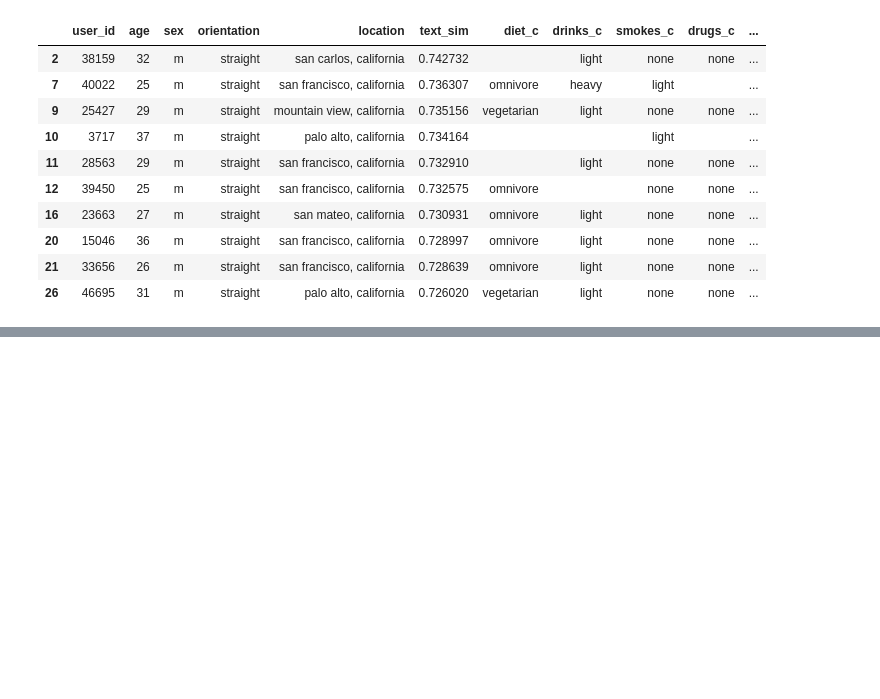
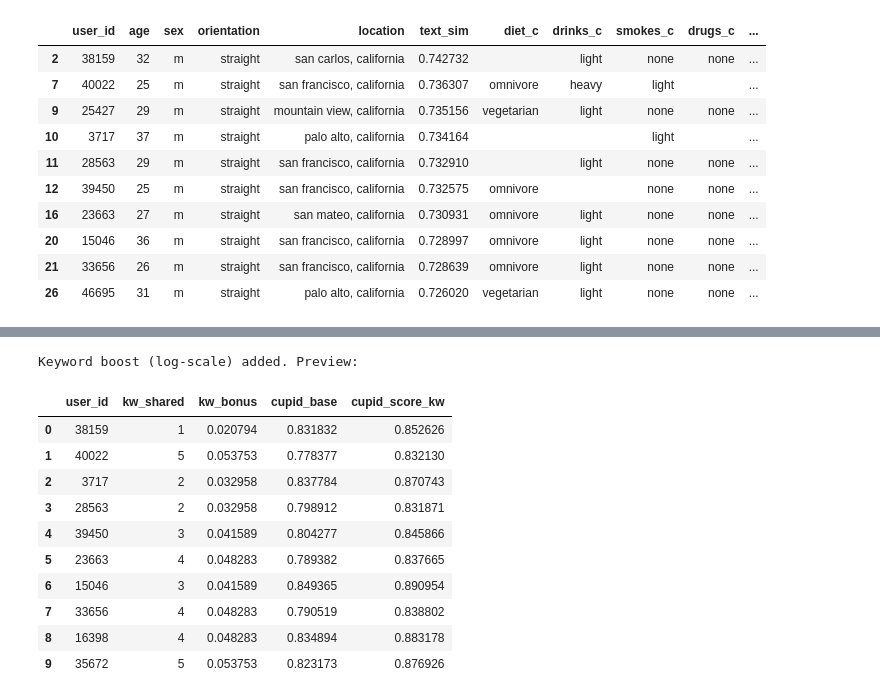
Before and after one commit to KrishaVeera/Decoding-the-Dating-Game, a Jupyter notebook: Custom_Dating_Model.ipynb, the cells around one changed output, grey strips where cells are left out. Saved outputs shown, nothing was run; the diff lists cells and outputs as text; code cells hidden in the pictures; blank space fills up the shorter version.

```diff
--- a/Custom_Dating_Model.ipynb
+++ b/Custom_Dating_Model.ipynb
@@ -91,0 +329,76 @@ pool size: 500
+# %%
+#  Reciprocal keyword boost (shared interests) — log-scale bonus
+# - Extract keyword sets from bio_text (user & candidates)
+# - Add diminishing-returns bonus via log1p(shared)
+# - Output columns: kw_shared, kw_bonus, cupid_score_kw, cupid_pre_slate
+
+import re
+
+# Small, interpretable keyword lexicon (extend anytime)
+CUPID_KEYWORDS = {"hiking","hike","run","running","walk","walking","gym","fitness","yoga","climb","biking",
+                  "cycling","swim","travel","trip","explore","roadtrip","camp","music","concert","festival",
+                  "dj","guitar","piano","sing","movie","movies","film","netflix","series","tv","anime",
+                  "art","museum","gallery","paint","painting","draw","photography","food","cook","cooking",
+                  "bake","coffee","brunch","restaurant","reading","books","book","boardgames","games","gaming",
+                  "dog","dogs","cat","cats","pets"}
+
+CUPID_DELTA_KW = 0.03  # base factor for keyword bonus (tunable)
+
+def _kw_set(text: str) -> set:
+    """Lowercase, tokenize, keep only words in CUPID_KEYWORDS."""
+    if not isinstance(text, str) or not text.strip():
+        return set()
+    tokens = re.findall(r"[a-zA-Z]+", text.lower())
+    return {t for t in tokens if t in CUPID_KEYWORDS}
+
+def cupid_add_keywords_log(base_df: pd.DataFrame, user_id: int) -> pd.DataFrame:
+    """
+    Add keyword overlap bonus:
+      kw_bonus = δ * log(1 + #shared_keywords)
+    Produces: kw_shared, kw_bonus, cupid_score_kw, cupid_pre_slate
+    """
+    out = base_df.copy()
+
+    # Build a fast lookup for bios
+    bio_map = df.set_index("user_id")["bio_text"].to_dict()
+
+    # User keyword set
+    user_bio = bio_map.get(int(user_id), "")
+    user_kw  = _kw_set(user_bio)
+
+    # Overlap count per candidate
+    def _overlap(uid):
+        cand_bio = bio_map.get(int(uid), "")
+        return len(user_kw & _kw_set(cand_bio))
+
+    out["kw_shared"] = out["user_id"].astype(int).map(_overlap)
+
+    # Log-scale bonus: grows with shared interests but with diminishing returns
+    out["kw_bonus"] = CUPID_DELTA_KW * np.log1p(out["kw_shared"])
+
+    # Add into score
+    if "cupid_base" not in out.columns:
+        raise KeyError("cupid_add_keywords_log expects 'cupid_base' in the input dataframe.")
+    out["cupid_score_kw"] = out["cupid_base"] + out["kw_bonus"]
+
+    # Alias for next step (pre-slate score before fairness/diversity)
+    out["cupid_pre_slate"] = out["cupid_score_kw"]
+
+    print("Keyword boost (log-scale) added. Preview:")
+    display(out[["user_id","kw_shared","kw_bonus","cupid_base","cupid_score_kw"]].head(10))
+    return out
+
+scored_kw = cupid_add_keywords_log(scored, user_id=u)
+# %% [output]
+Keyword boost (log-scale) added. Preview:
+|  | user_id | kw_shared | kw_bonus | cupid_base | cupid_score_kw |
+| 0 | 38159 | 1 | 0.020794 | 0.831832 | 0.852626 |
+| 1 | 40022 | 5 | 0.053753 | 0.778377 | 0.832130 |
+| 2 | 3717 | 2 | 0.032958 | 0.837784 | 0.870743 |
+| 3 | 28563 | 2 | 0.032958 | 0.798912 | 0.831871 |
+| 4 | 39450 | 3 | 0.041589 | 0.804277 | 0.845866 |
+| 5 | 23663 | 4 | 0.048283 | 0.789382 | 0.837665 |
+| 6 | 15046 | 3 | 0.041589 | 0.849365 | 0.890954 |
+| 7 | 33656 | 4 | 0.048283 | 0.790519 | 0.838802 |
+| 8 | 16398 | 4 | 0.048283 | 0.834894 | 0.883178 |
+| 9 | 35672 | 5 | 0.053753 | 0.823173 | 0.876926 |
```
Also changed, not shown: parts of 4 cells of this notebook.
